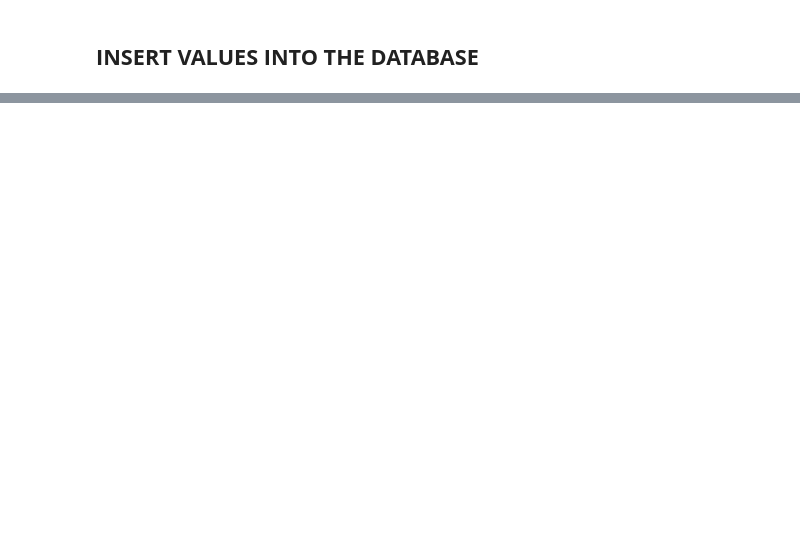
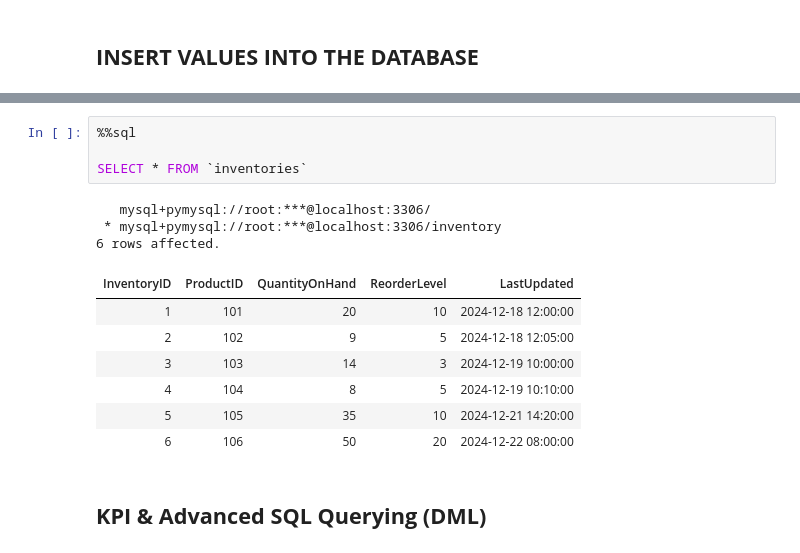
Before and after one commit to PercyAyimbilaNsolemna/Inventory_And_Order_Management_System, a Jupyter notebook: Notebooks/inventoryManagementSystem.ipynb, the cells around one changed output, grey strips where cells are left out. Saved outputs shown, nothing was run; the diff lists cells and outputs as text; blank space fills up the shorter version.

```diff
--- a/Notebooks/inventoryManagementSystem.ipynb
+++ b/Notebooks/inventoryManagementSystem.ipynb
@@ -225,0 +425,17 @@ inventoryAlertsTablecontent = read_sql_file(inventoryAlertsTablePath)
+# %%
+%%sql
+
+SELECT * FROM `inventories`
+# %% [output]
+   mysql+pymysql://root:***@localhost:3306/
+ * mysql+pymysql://root:***@localhost:3306/inventory
+6 rows affected.
+| InventoryID | ProductID | QuantityOnHand | ReorderLevel | LastUpdated |
+| 1 | 101 | 20 | 10 | 2024-12-18 12:00:00 |
+| 2 | 102 | 9 | 5 | 2024-12-18 12:05:00 |
+| 3 | 103 | 14 | 3 | 2024-12-19 10:00:00 |
+| 4 | 104 | 8 | 5 | 2024-12-19 10:10:00 |
+| 5 | 105 | 35 | 10 | 2024-12-21 14:20:00 |
+| 6 | 106 | 50 | 20 | 2024-12-22 08:00:00 |
+# %% [markdown]
+## **KPI & Advanced SQL Querying (DML)**
```
Also changed, not shown: parts of 22 cells of this notebook, 3 other files.
